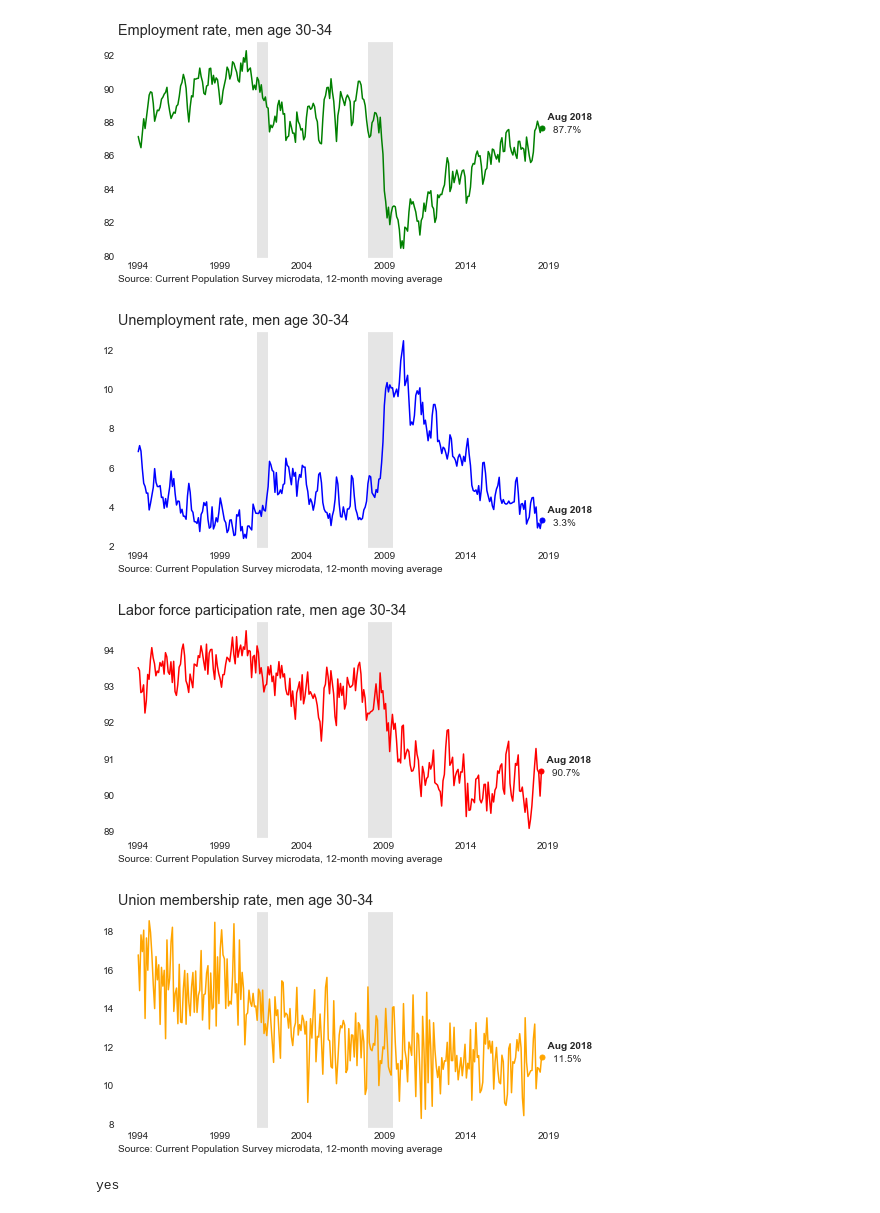
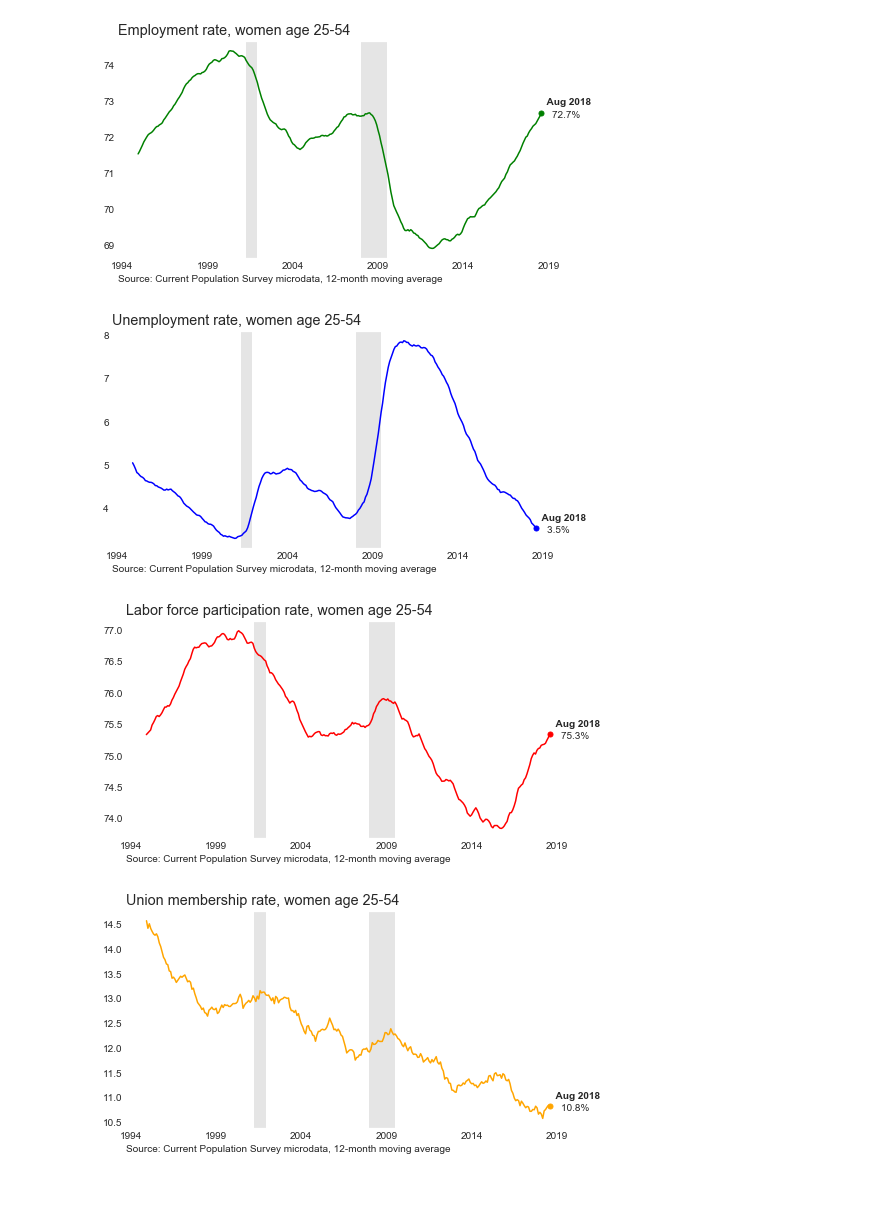
Before and after one commit to bdecon/econ_data, a Jupyter notebook: bd_CPS/bd_CPS_grapher.ipynb, the cells around one changed output. Saved outputs shown, nothing was run; the diff lists cells and outputs as text; code cells hidden in the pictures.

Commit message:
Updated bd CPS grapher

```diff
--- a/bd_CPS/bd_CPS_grapher.ipynb
+++ b/bd_CPS/bd_CPS_grapher.ipynb
@@ -121,38 +116,39 @@ def labor_mkt_grapher(title, data, color):
                       fontweight='bold')
 # %%
 # Example query string used to filter CPS
-filters = 'PRTAGE >= 30 and PRTAGE <= 34 and PESEX == 1'
+filters = 'PRTAGE >= 25 and PRTAGE <= 54 and PESEX == 2'
+group = 'women age 25-54'
 #filters = 'STATE=="NY"'
 #filters = 'WBHAO=="Black" and PRTAGE < 25 and PESEX == 1'
 # %%
 # Employment Rate
 calc_type = 'epop'
-title = 'Employment rate, men age 30-34'
-data = bd_cps_data(filters, calc_type, smoothing=None)
+title = f'Employment rate, {group}'
+data = bd_cps_data(filters, calc_type)
 labor_mkt_grapher(title, data, 'green')
 # %% [output]
-[figure, old version]
+[figure, new version]
 # %%
 # Unemployment Rate
 calc_type = 'unrate'
-title = 'Unemployment rate, men age 30-34'
-data = bd_cps_data(filters, calc_type, smoothing=None)
+title = f'Unemployment rate, {group}'
+data = bd_cps_data(filters, calc_type)
 labor_mkt_grapher(title, data, 'blue')
 # %% [output]
-[figure, old version]
+[figure, new version]
 # %%
 # Labor force participation Rate
 calc_type = 'lfpr'
-title = 'Labor force participation rate, men age 30-34'
-data = bd_cps_data(filters, calc_type, smoothing=None)
+title = f'Labor force participation rate, {group}'
+data = bd_cps_data(filters, calc_type)
 labor_mkt_grapher(title, data, 'red')
 # %% [output]
-[figure, old version]
+[figure, new version]
 # %%
 # Union membership rate (uses 1/4 sample)
-calc_type = 'union_member'
-title = 'Union membership rate, men age 30-34'
-data = bd_cps_data(filters, calc_type, smoothing=None)
+calc_type = 'union'
+title = f'Union membership rate, {group}'
+data = bd_cps_data(filters, calc_type)
 labor_mkt_grapher(title, data, 'orange')
 # %% [output]
-[figure, old version]
+[figure, new version]
@@ -194,5 +154,0 @@ calc_type = 'nilf_disability'
-# %%
-if 'nilf' in calc_type:
-    print('yes')
-# %% [output]
-yes
```
Also changed, not shown: parts of 13 cells of this notebook, 2 other files.
